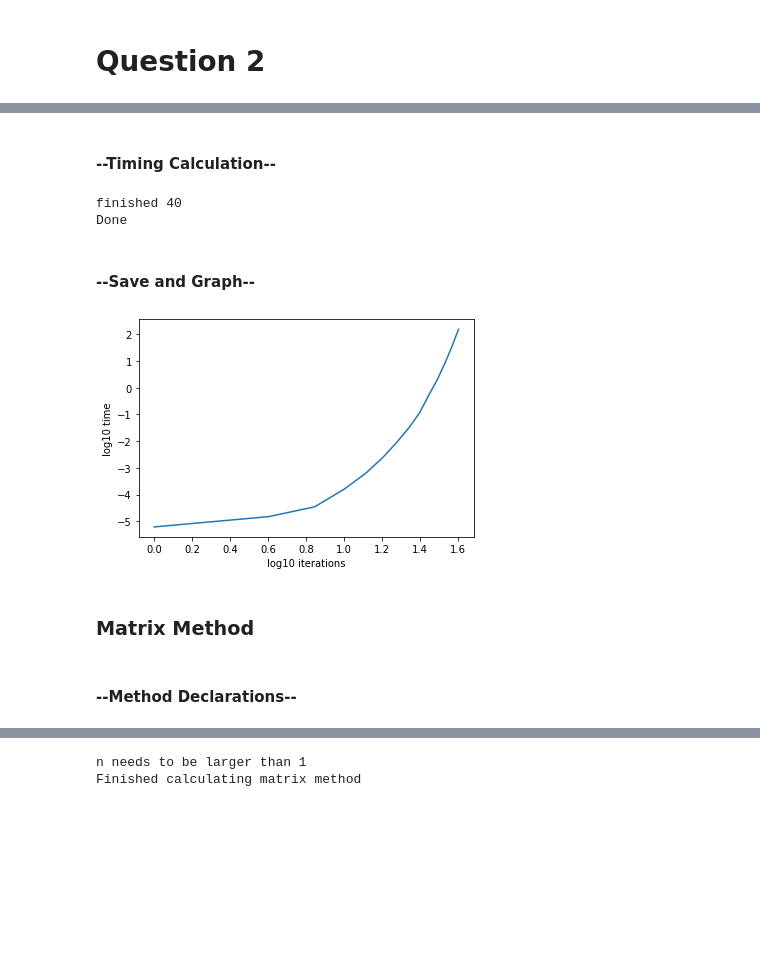
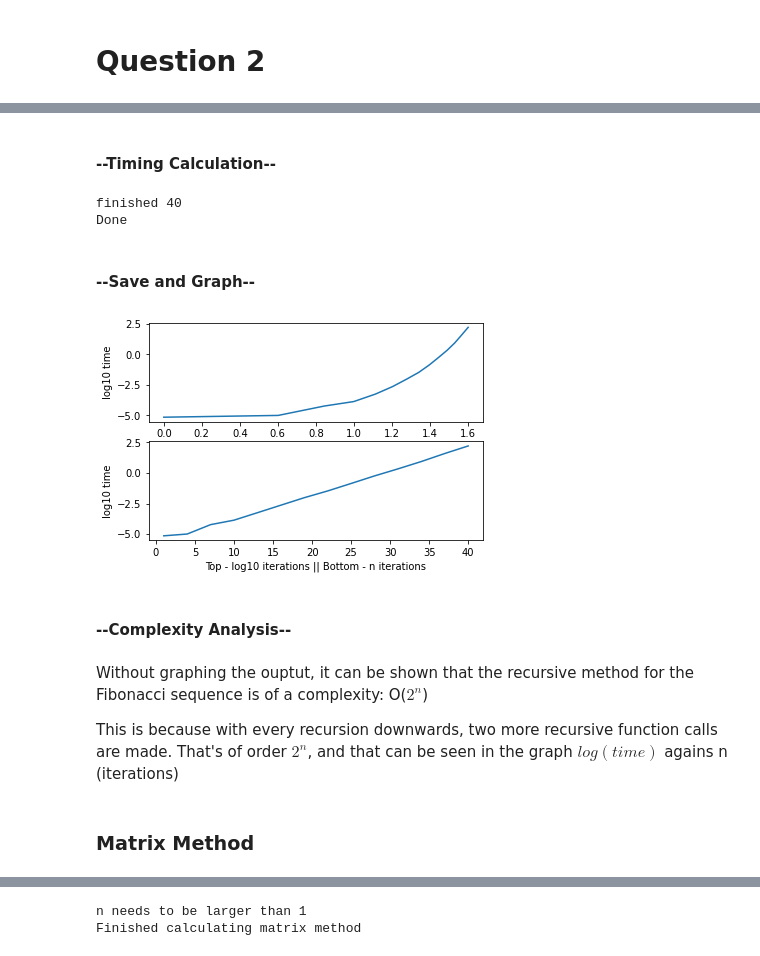
Before and after one commit to KennyWeeks/computational-physics-class-404-604-Spring-2022, a Jupyter notebook: Homework_3_02.01.22.ipynb, the cells around one changed output, grey strips where cells are left out. Cells and saved outputs as stored; diff of their text form; code cells hidden in the pictures; blank space fills up the shorter version.

```diff
--- a/Homework_3_02.01.22.ipynb
+++ b/Homework_3_02.01.22.ipynb
@@ -56,8 +58,8 @@ def recurseFib(n):
         return 0
     else:
         return recurseFib(n-1) + recurseFib(n-2)
-# %% [markdown]
-#### --Timing Calculation--
+# %% [markdown]
+#### --Timing Calculation--
 # %%
 #Run a timer for different n values
 """tic = time.perf_counter()
@@ -93,37 +95,51 @@ print("Done")
 # %% [output]
 finished 40
 Done
-# %% [markdown]
-#### --Save and Graph--
+# %% [markdown]
+#### --Save and Graph--
 # %%
 #So everything has been calculated, save to a file specifically for recursive .txt
 #save the iteration and time pairs into a folder
 with open("./output_hw3/recursive.txt", "w") as file:
     file.write("Recursive Method\n")
     for i in times.keys():
         file.write(i + "\t" + str(times[i]) + "\n") #write these numbers to a file
 
 #This will be the x and y array that will be used in the plot
 x = list()
 y = list()
+x2 = list() #I just want to save recursive as an int
 
 #read from the file
 with open("./output_hw3/recursive.txt", "r") as file:
     line = file.readline() #read a line
     while line:
         if line.split()[0] != "Recursive": #read everything but the Header
             x.append(np.log10(int(line.split()[0]))) #find the base-10 log of the iterations
+            x2.append(int(line.split()[0])) #just save the numerical iterations
             y.append(np.log10(float(line.split()[1]))) #convert the time back to a float
         line = file.readline()
 
 #plot the graph
+"""plt.plot(x, y)
+plt.ylabel("log10 time")
+plt.xlabel("log10 iterations")"""
+plt.figure(1)
+plt.subplot(211)
 plt.plot(x, y)
 plt.ylabel("log10 time")
-plt.xlabel("log10 iterations")
+plt.subplot(212)
+plt.plot(x2, y)
+plt.ylabel("log10 time")
+plt.xlabel("Top - log10 iterations || Bottom - n iterations")
 plt.show()
 # %% [output]
-[figure, old version]
+[figure, new version]
-# %% [markdown]
-### Matrix Method
-# %% [markdown]
-#### --Method Declarations--
+# %% [markdown]
+#### --Complexity Analysis--
+# %% [markdown]
+Without graphing the ouptut, it can be shown that the recursive method for the Fibonacci sequence is of a complexity: O($2^n$)
+
+This is because with every recursion downwards, two more recursive function calls are made. That's of order $2^n$, and that can be seen in the graph $log(time)$ agains n (iterations)
+# %% [markdown]
+### Matrix Method
```
Also changed, not shown: parts of 22 cells of this notebook, 3 other files.
